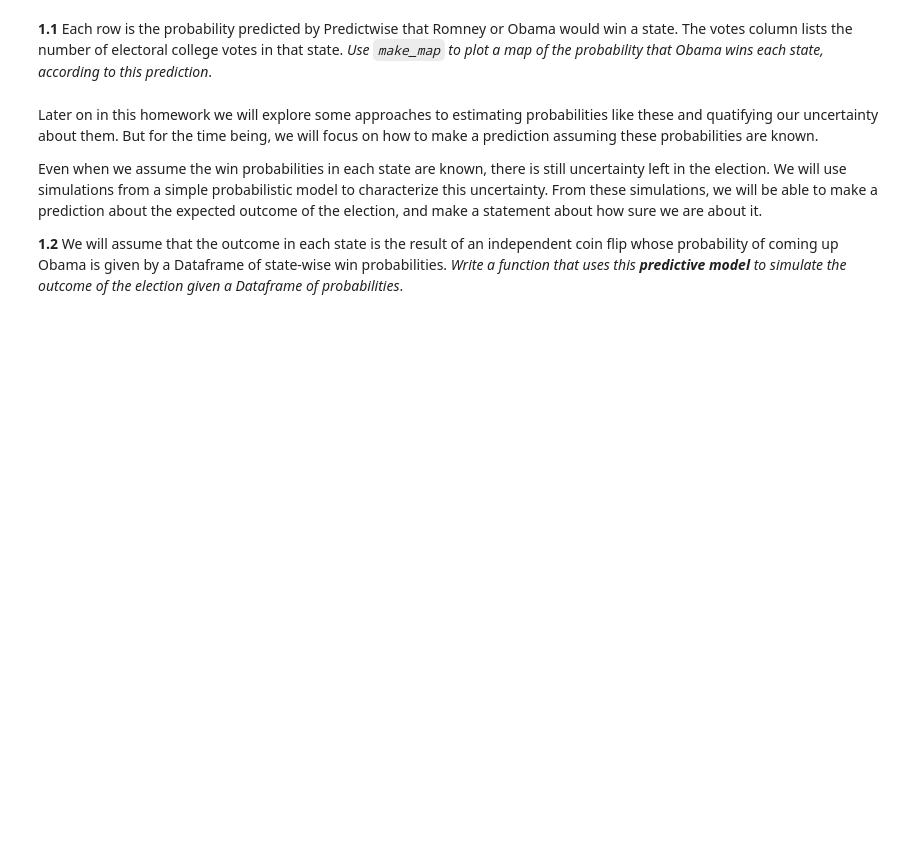
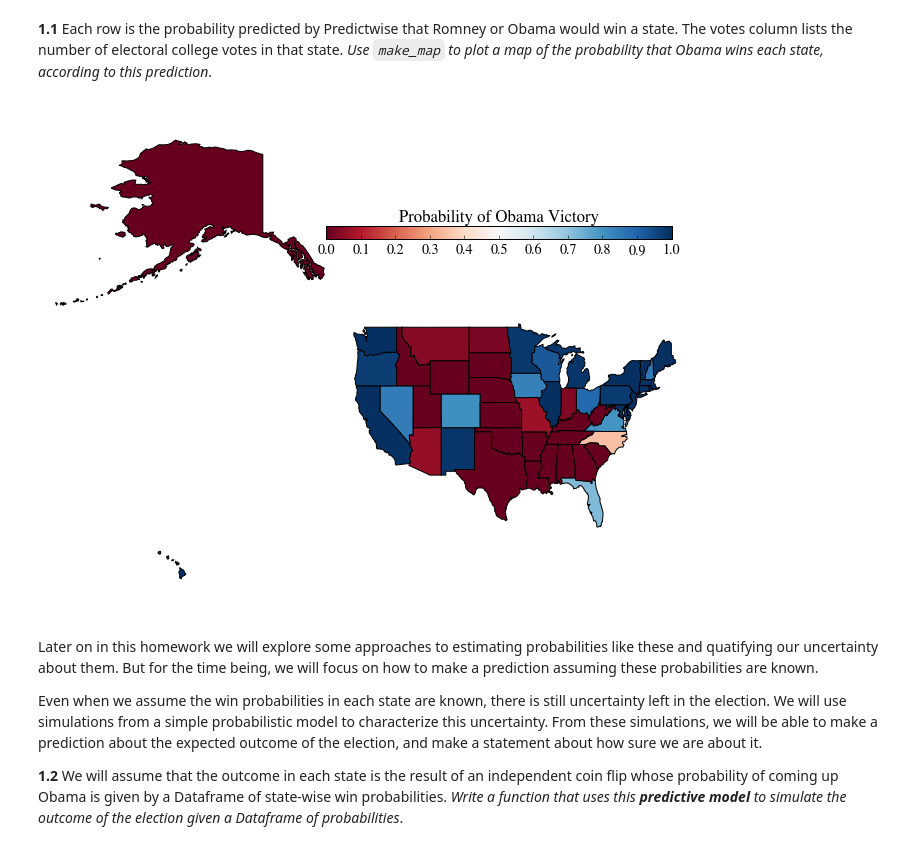
Before and after one commit to gm758/CS109_Coursework, a Jupyter notebook: homework/HW2.ipynb, the cells around one changed output. Saved outputs shown, nothing was run; the diff lists cells and outputs as text; code cells hidden in the pictures; blank space fills up the shorter version.

```diff
--- a/homework/HW2.ipynb
+++ b/homework/HW2.ipynb
@@ -289,6 +300,9 @@ predictwise.head()
 **1.1** Each row is the probability predicted by Predictwise that Romney or Obama would win a state. The votes column lists the number of electoral college votes in that state. *Use `make_map` to plot a map of the probability that Obama wins each state, according to this prediction*.
 # %%
 #your code here
+make_map(predictwise.Obama, "Probability of Obama Victory");
+# %% [output]
+[figure, added]
 # %% [markdown]
 Later on in this homework we will explore some approaches to estimating probabilities like these and quatifying our uncertainty about them. But for the time being, we will focus on how to make a prediction assuming these probabilities are known.
 
```
Also changed, not shown: parts of 25 cells of this notebook, 18 other files.
